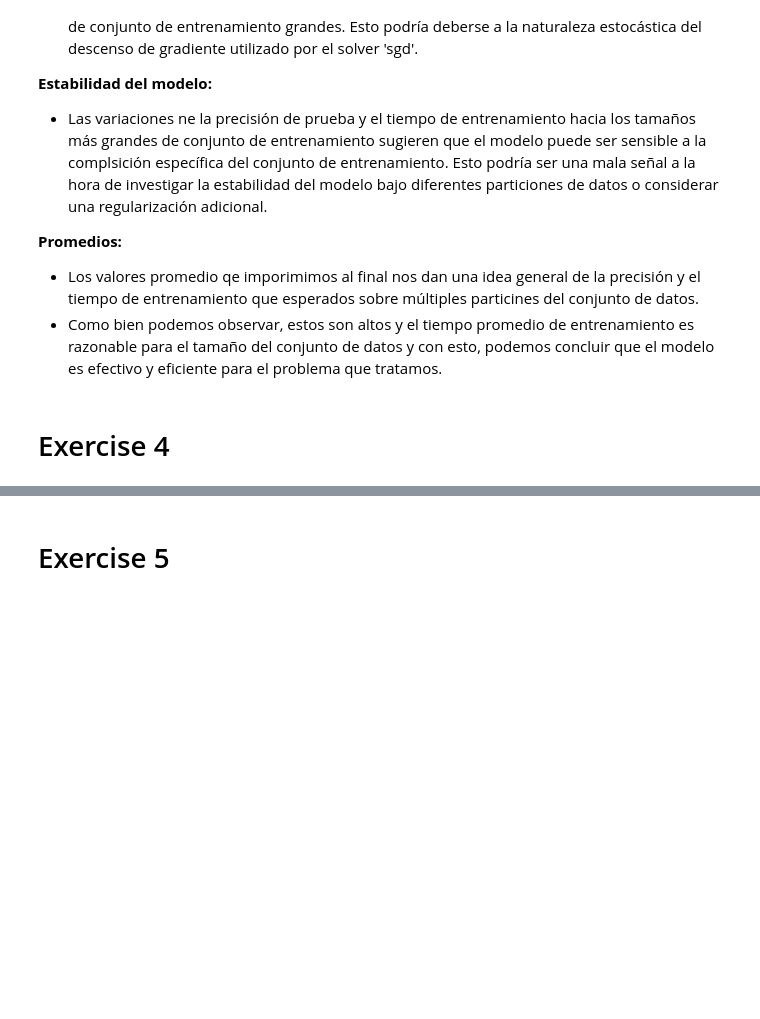
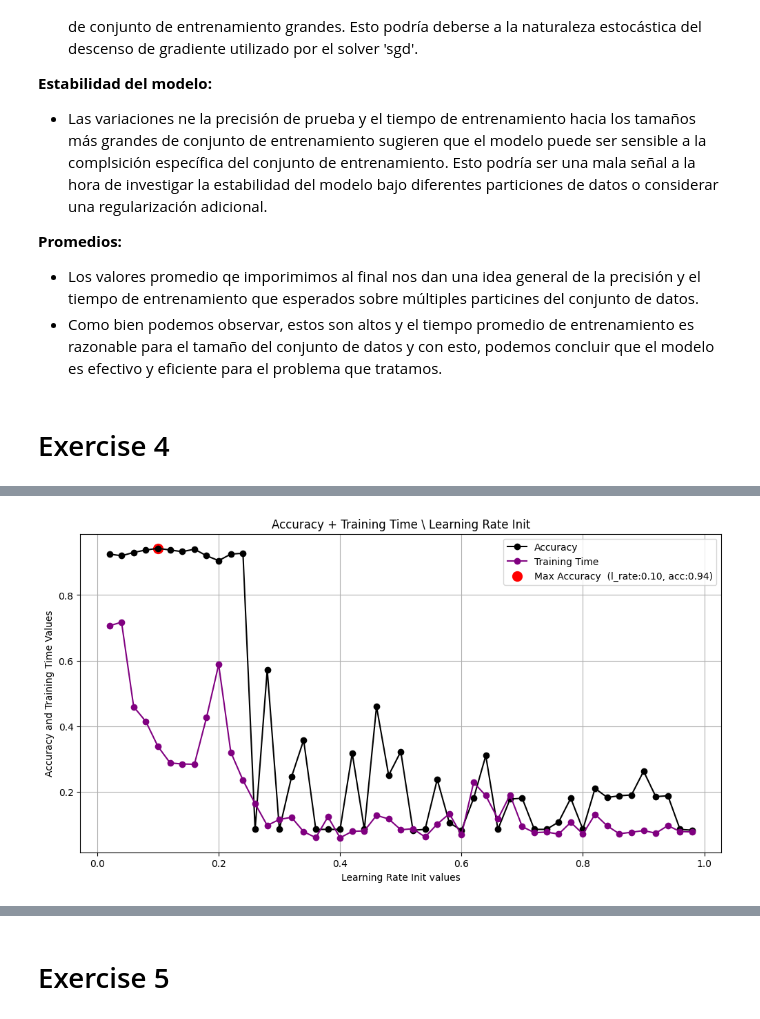
Before and after one commit to Alejandro-GDLF/DMandML, a Jupyter notebook: Pr2/Answer.ipynb, the cells around one changed output, grey strips where cells are left out. Drawn from its saved outputs; the diff is of its cells as text; code cells hidden in the pictures; blank space fills up the shorter version.

```diff
--- a/Pr2/Answer.ipynb
+++ b/Pr2/Answer.ipynb
@@ -741,0 +732,23 @@ plt.show()
+# %%
+# Aquí voy a hacer las dos superpuestas para tener la gráfica más ampliada
+# Vamos a sacar el máximo valor de la accuracy
+max_accuracy = max(accuracy_list)
+max_accuracy_index = accuracy_list.index(max_accuracy)
+max_accuracy_learning_rate = learningRate[max_accuracy_index]
+# Ambas gráficas superpuestas
+plt.figure(figsize=(12,6))
+
+plt.plot(learningRate, accuracy_list, marker='o', linestyle='-',c='black', label='Accuracy')
+plt.plot(learningRate, training_times, marker='o', linestyle='-',c='purple', label='Training Time')
+plt.xlabel('Learning Rate Init values')
+plt.ylabel('Accuracy and Training Time Values')
+plt.scatter(max_accuracy_learning_rate, max_accuracy, color='red', s=100,
+            label=f'Max Accuracy  (l_rate:{max_accuracy_learning_rate:.2f}, acc:{max_accuracy:.2f})')
+
+plt.title('Accuracy + Training Time \ Learning Rate Init')
+
+plt.grid(True)
+plt.legend(loc='upper right')
+plt.show()
+# %% [output]
+[figure, added]
```
Also changed, not shown: parts of 4 cells of this notebook.
